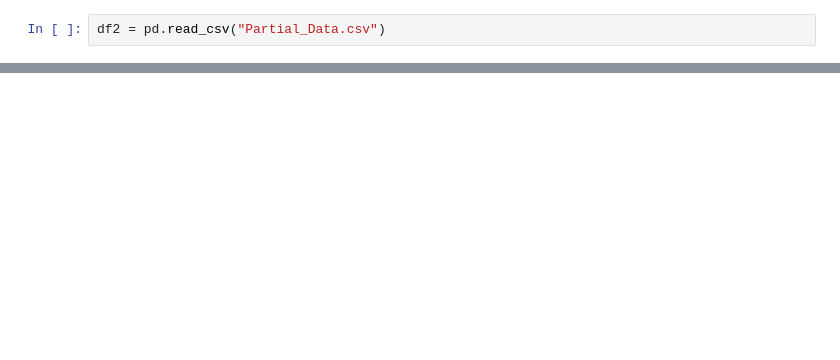
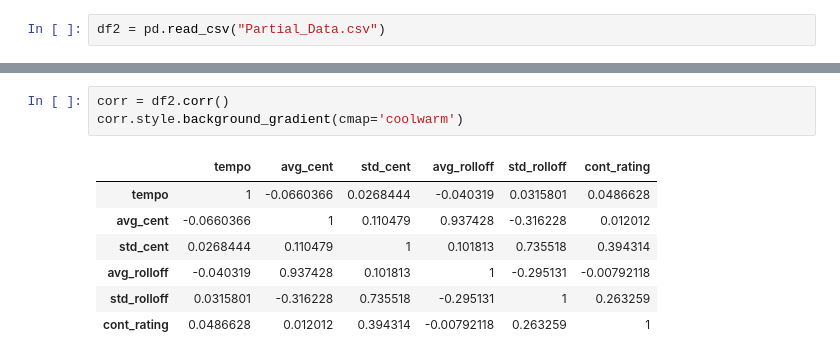
Before and after one commit to robertopablonoel/ByteBeat, a Jupyter notebook: Tree Parser/Listen.ipynb, the cells around one changed output, grey strips where cells are left out. Cells and saved outputs as stored; diff of their text form; blank space fills up the shorter version.

```diff
--- a/Tree Parser/Listen.ipynb
+++ b/Tree Parser/Listen.ipynb
@@ -44,0 +45,11 @@ df2.describe()
+# %%
+corr = df2.corr()
+corr.style.background_gradient(cmap='coolwarm')
+# %% [output]
+|  | tempo | avg_cent | std_cent | avg_rolloff | std_rolloff | cont_rating |
+| tempo | 1 | -0.0660366 | 0.0268444 | -0.040319 | 0.0315801 | 0.0486628 |
+| avg_cent | -0.0660366 | 1 | 0.110479 | 0.937428 | -0.316228 | 0.012012 |
+| std_cent | 0.0268444 | 0.110479 | 1 | 0.101813 | 0.735518 | 0.394314 |
+| avg_rolloff | -0.040319 | 0.937428 | 0.101813 | 1 | -0.295131 | -0.00792118 |
+| std_rolloff | 0.0315801 | -0.316228 | 0.735518 | -0.295131 | 1 | 0.263259 |
+| cont_rating | 0.0486628 | 0.012012 | 0.394314 | -0.00792118 | 0.263259 | 1 |
```
Also changed, not shown: parts of 6 cells of this notebook, 2 other files.
